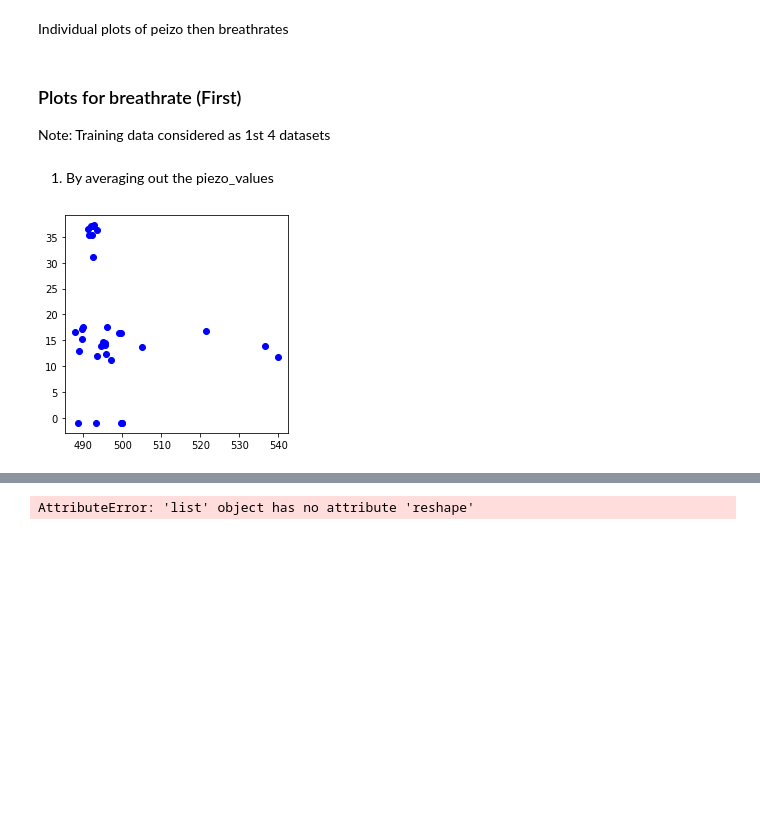
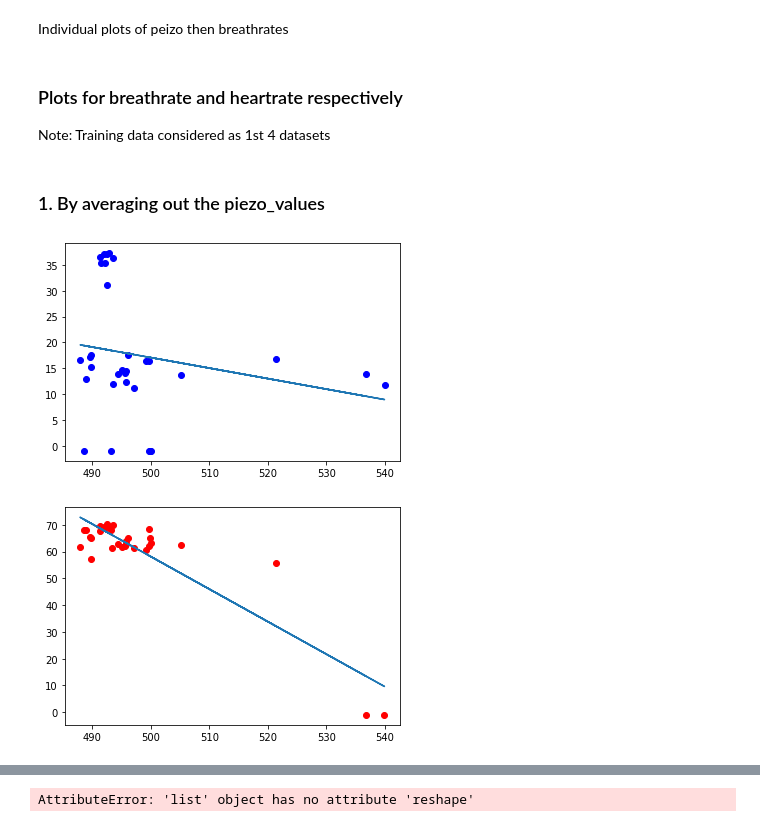
Before and after one commit to somesh2002/Dozee-BCG, a Jupyter notebook: Main.ipynb, the cells around one changed output, grey strips where cells are left out. Saved outputs shown, nothing was run; the diff lists cells and outputs as text; code cells hidden in the pictures; blank space fills up the shorter version.

Commit message:
Adding some plots and code 24-12-2021

```diff
--- a/Main.ipynb
+++ b/Main.ipynb
@@ -100,43 +93,62 @@ for (piezo_path, breath_path, heart_path, jpeaks_path, movment_path) in file_pat
 # %% [markdown]
-### Plots for breathrate (First)
+### Plots for breathrate and heartrate respectively
 Note: Training data considered as 1st 4 datasets
 # %% [markdown]
-1. By averaging out the piezo_values
+### 1. By averaging out the piezo_values
 # %%
 interval = 6780
 cumu_breathrates = []
+cumu_heartrates = []
 cumu_piezo = []
 # For 1st 4 datasets
 for sub in range(4):
     # if (sub == 1) :
     #     continue
     piezo_0 = pd.read_csv(file_paths[sub][0], header = None).iloc[:, 0].values # Numpy 1D array
     breathrates = pd.read_csv(file_paths[sub][1], header = None).iloc[:, 1].values # Numpy 1D array
+    heartrates = pd.read_csv(file_paths[sub][2], header=None).iloc[:, 1].values
 
     cumu_breathrates += list(breathrates)
+    cumu_heartrates += list(heartrates)
+
     x = [] # 8 membered list - Averaged out peizo
 
     for i in range(8):
         sum = 0
         count = 0
         for  j in range(interval):
             if (piezo_0[j + interval * i]>200):
                 sum += piezo_0[j + interval * i]
                 count += 1
 
         sum /= count
         x += [sum]
 
     cumu_piezo += x
 
 
 # Just to get bigger graph
-f = plt.figure()
-# ----------------------RESIZE graph below-----------------------------
-f.set_figwidth(4)
-f.set_figheight(4)
+# f = plt.figure()
+# # ----------------------RESIZE graph below-----------------------------
+# f.set_figwidth(4)
+# f.set_figheight(4)
 
+# Plot for breathrates
 plt.scatter(np.array(cumu_piezo), np.array(cumu_breathrates), color = "blue")
+
+m, b = np. polyfit(np.array(cumu_piezo),np.array(cumu_breathrates), 1)
+plt.plot(np.array(cumu_piezo), m*np.array(cumu_piezo) + b)
 plt.show()
+
+# Plot for heartrates
+plt.scatter(np.array(cumu_piezo), np.array(cumu_heartrates), color = "red")
+
+m, b = np. polyfit(np.array(cumu_piezo),np.array(cumu_heartrates), 1)
+plt.plot(np.array(cumu_piezo), m*np.array(cumu_piezo) + b)
+plt.show()
+
+# Output : Plot of breathrates (BLUE) and a regression line
+#          Plot of heartrates (RED) and its regression line
 # %% [output]
-[figure, old version]
+[figure, new version]
+[figure, added]
```
Also changed, not shown: parts of 28 cells of this notebook, 12 other files.
